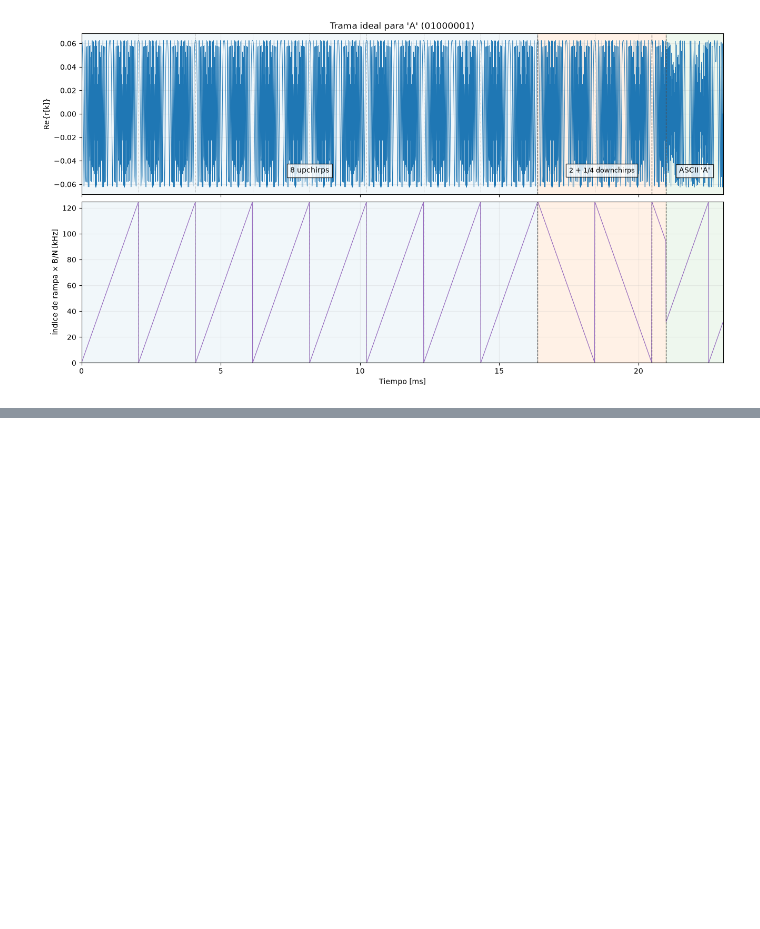
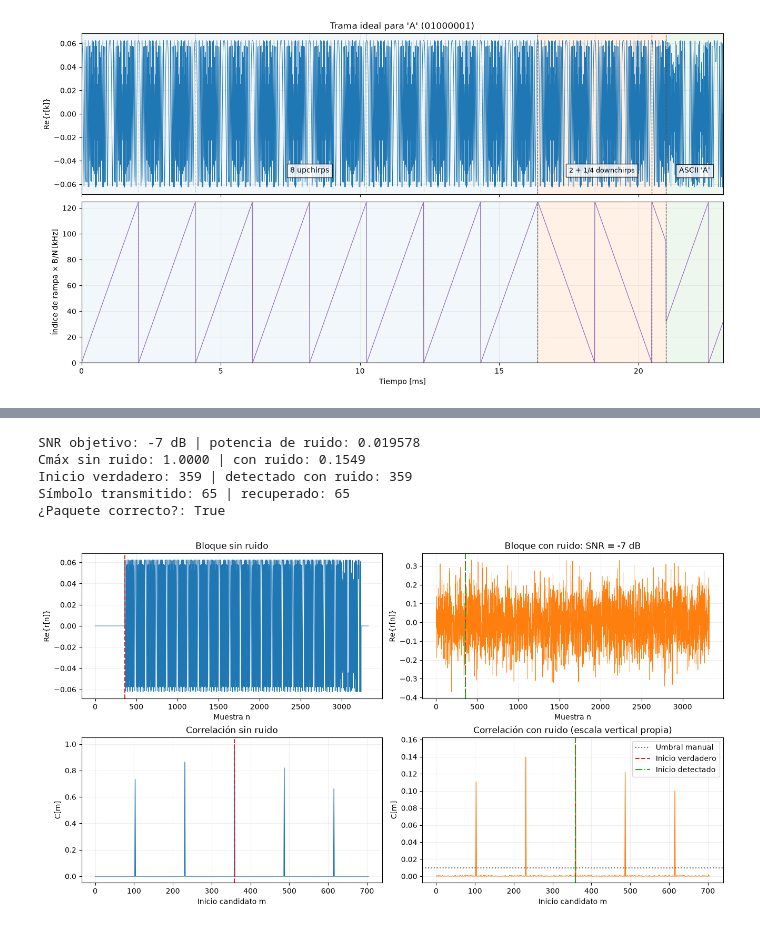
Before and after one commit to ValentinoZucchellaPaz/Proc-Estocastico-de-Senales, a Jupyter notebook: notebooks/clase_04_trama_lora_ideal.ipynb, the cells around one changed output, grey strips where cells are left out. Drawn from its saved outputs; the diff is of its cells as text; code cells hidden in the pictures; blank space fills up the shorter version.

```diff
--- a/notebooks/clase_04_trama_lora_ideal.ipynb
+++ b/notebooks/clase_04_trama_lora_ideal.ipynb
@@ -109,0 +265,59 @@ plt.show()
+# %%
+umbral_ruido = 0.01  # manual, no calibrado; cambiarlo afecta el resultado
+potencia_trama = np.mean(np.abs(trama_transmitida) ** 2)
+
+
+def detectar_payload(bloque, umbral):
+    """Busca la cabecera y lee el símbolo a partir del inicio estimado."""
+    puntajes = puntajes_correlacion(bloque, cabecera_conocida)
+    candidato = int(np.argmax(puntajes))
+    if puntajes[candidato] <= umbral:
+        return None, None, puntajes
+
+    inicio_dato = candidato + len(cabecera_conocida)
+    muestras_dato = bloque[inicio_dato:inicio_dato + N]
+    valor = demodular_simbolo(muestras_dato)[0] if len(muestras_dato) == N else None
+    return candidato, valor, puntajes
+# %%
+snr_ejemplo_db = -7  # volver a ejecutar con otra SNR para comparar
+generador_ruido = np.random.default_rng(2026)
+potencia_ruido, sigma = parametros_ruido_desde_snr(snr_ejemplo_db, potencia_trama)
+bloque_con_ruido, ruido = agregar_ruido_awgn(bloque_recibido, sigma, generador_ruido)
+
+inicio_con_ruido, valor_con_ruido, puntajes_con_ruido = detectar_payload(
+    bloque_con_ruido, umbral_ruido)
+paquete_correcto = (inicio_con_ruido == inicio_verdadero and valor_con_ruido == valor_ascii)
+
+print(f'SNR objetivo: {snr_ejemplo_db} dB | potencia de ruido: {potencia_ruido:.6f}')
+print(f'Cmáx sin ruido: {mejor_puntaje:.4f} | con ruido: {puntajes_con_ruido.max():.4f}')
+print(f'Inicio verdadero: {inicio_verdadero} | detectado con ruido: {inicio_con_ruido}')
+print(f'Símbolo transmitido: {valor_ascii} | recuperado: {valor_con_ruido}')
+print(f'¿Paquete correcto?: {paquete_correcto}')
+
+fig, axes = plt.subplots(2, 2, figsize=(13, 7), constrained_layout=True)
+axes[0, 0].plot(bloque_recibido.real, lw=0.6)
+axes[0, 0].set(title='Bloque sin ruido', ylabel='Re{r[n]}', xlabel='Muestra n')
+axes[0, 1].plot(bloque_con_ruido.real, lw=0.6, color='tab:orange')
+axes[0, 1].set(title=f'Bloque con ruido: SNR = {snr_ejemplo_db} dB',
+               ylabel='Re{r[n]}', xlabel='Muestra n')
+axes[1, 0].plot(puntajes_cabecera, lw=1)
+axes[1, 0].set(title='Correlación sin ruido', ylabel='C[m]', xlabel='Inicio candidato m')
+axes[1, 1].plot(puntajes_con_ruido, lw=1, color='tab:orange')
+axes[1, 1].axhline(umbral_ruido, color='0.4', ls=':', label='Umbral manual')
+axes[1, 1].set(title='Correlación con ruido (escala vertical propia)',
+               ylabel='C[m]', xlabel='Inicio candidato m')
+for ax in axes.flat:
+    ax.axvline(inicio_verdadero, color='tab:red', ls='--', label='Inicio verdadero')
+    ax.grid(True, alpha=0.2)
+if inicio_con_ruido is not None:
+    for ax in axes[:, 1]:
+        ax.axvline(inicio_con_ruido, color='tab:green', ls='-.', label='Inicio detectado')
+axes[1, 1].legend()
+plt.show()
+# %% [output]
+SNR objetivo: -7 dB | potencia de ruido: 0.019578
+Cmáx sin ruido: 1.0000 | con ruido: 0.1549
+Inicio verdadero: 359 | detectado con ruido: 359
+Símbolo transmitido: 65 | recuperado: 65
+¿Paquete correcto?: True
+[figure, added]
```
Also changed, not shown: parts of 16 cells of this notebook.
